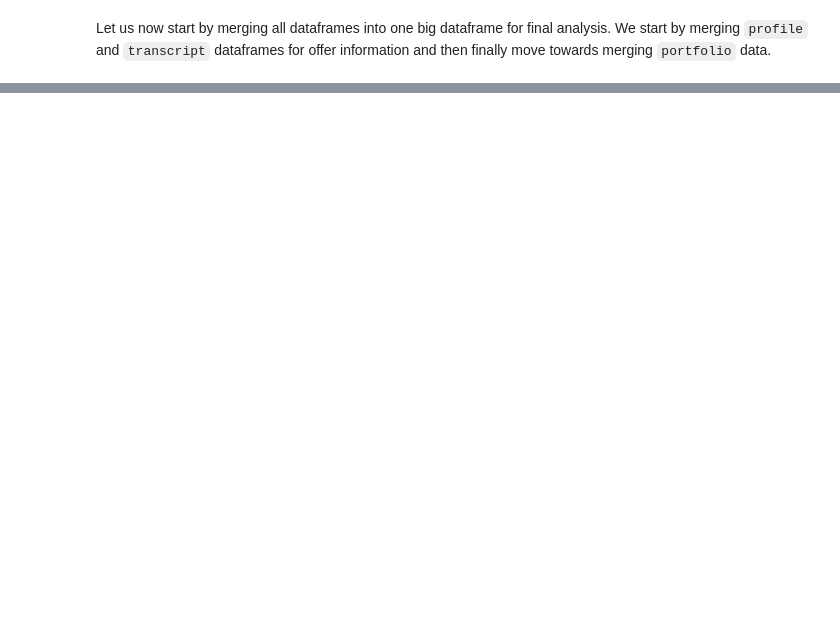
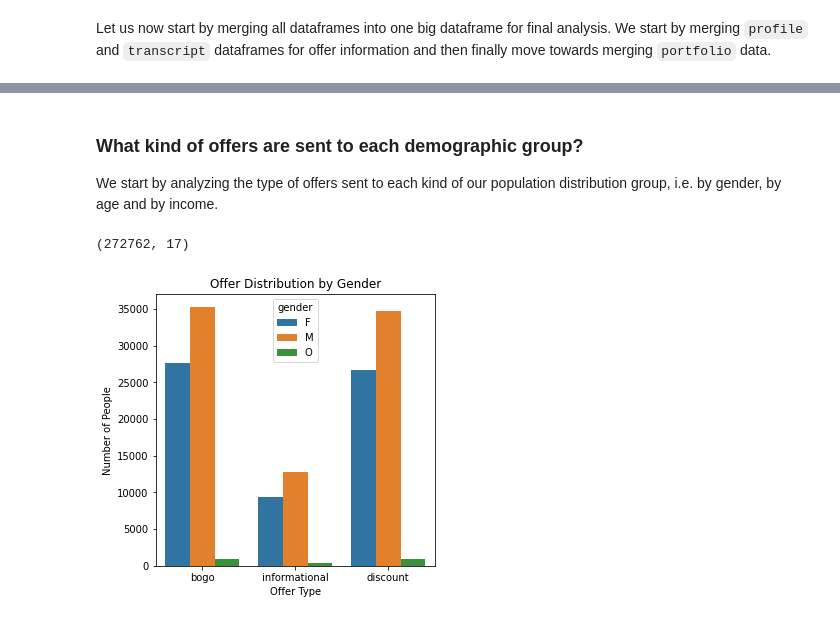
Before and after one commit to Ramshah1/Starbucks-Offers-Analysis, a Jupyter notebook: Starbucks_Capstone_notebook.ipynb, the cells around one changed output, grey strips where cells are left out. Drawn from its saved outputs; the diff is of its cells as text; code cells hidden in the pictures; blank space fills up the shorter version.

```diff
--- a/Starbucks_Capstone_notebook.ipynb
+++ b/Starbucks_Capstone_notebook.ipynb
@@ -535,0 +578,2 @@ df[df['event'] == 'offer completed']         #----------------->Remove in end
+# %%
+df2.rename(columns={'reward_x': 'reward_received', 'reward_y': 'offer_reward'}, inplace=True)
@@ -535,0 +589,4 @@ df[df['event'] == 'offer completed']         #----------------->Remove in end
+# %%
+bins = [17, 30, 50, 75, 110]
+category = ['Youth', 'Adult', 'Senior', 'Old']
+df2['age_group'] = pd.cut(df2['age'], bins, labels=category)
@@ -535,0 +602,4 @@ df[df['event'] == 'offer completed']         #----------------->Remove in end
+# %%
+bins = [0, 40000, 80000, 130000]
+category = ['Low', 'Middle', 'High']
+df2['income_group'] = pd.cut(df2['income'], bins, labels=category)
@@ -535,0 +615,28 @@ df[df['event'] == 'offer completed']         #----------------->Remove in end
+# %% [markdown]
+### What kind of offers are sent to each demographic group?
+
+We start by analyzing the type of offers sent to each kind of our population distribution group, i.e. by gender, by age and by income.
+# %%
+df2.shape
+# %% [output]
+(272762, 17)
+# %%
+def plot_offer_type_distribution(data, x=None, hue=None, title=None):
+    """
+    Plots Number of offers sent to each type of population demographic
+
+    :param data: dataframe
+    :param hue: list
+    :param x: string
+    :param title: string
+    :return: None
+    """
+
+    plt.figure(figsize=(5 , 5))
+    ax = sns.countplot(data=data, x=x, hue=hue)
+    ax.set(xlabel='Offer Type', ylabel='Number of People', title=title)
+    plt.show()
+# %%
+plot_offer_type_distribution(data=df2, x='offer_type', hue='gender', title='Offer Distribution by Gender')
+# %% [output]
+[figure, added]
```
Also changed, not shown: parts of 55 cells of this notebook.
